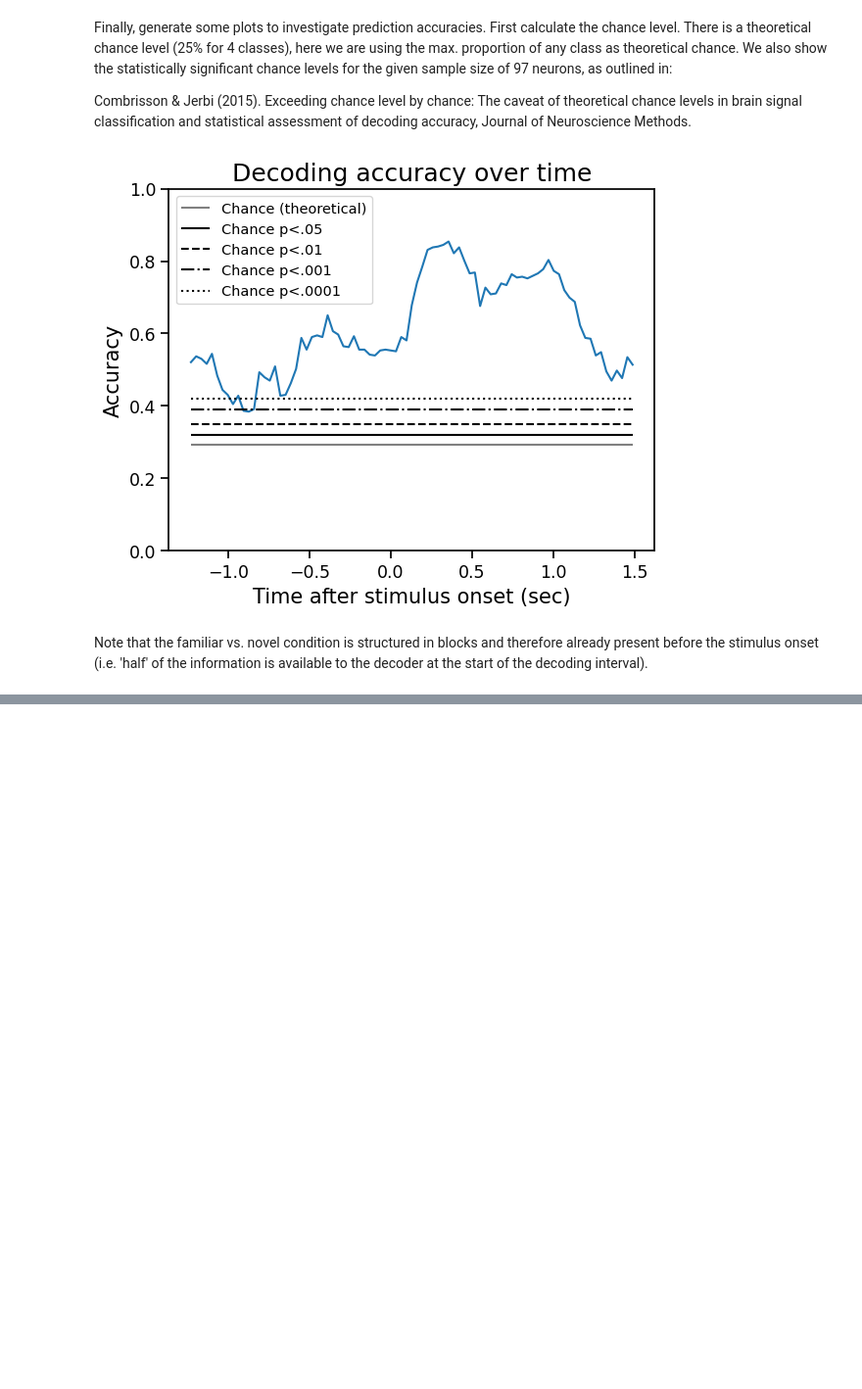
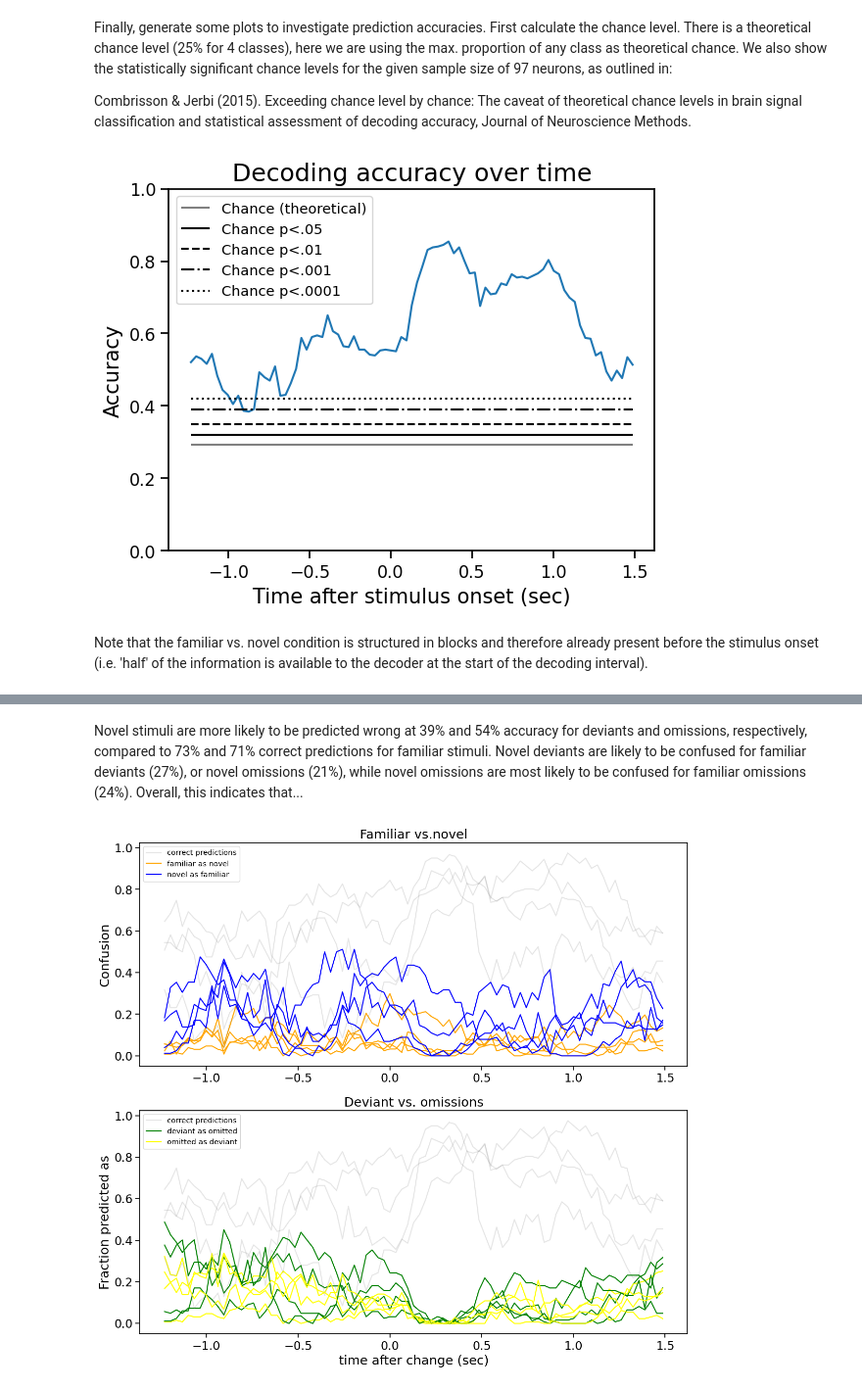
Before and after one commit to ahrends/AllenNeurons, a Jupyter notebook: AllenData_decoding_MM.ipynb, the cells around one changed output, grey strips where cells are left out. Shown at 98% size. Drawn from its saved outputs; the diff is of its cells as text; code cells hidden in the pictures; blank space fills up the shorter version.

```diff
--- a/AllenData_decoding_MM.ipynb
+++ b/AllenData_decoding_MM.ipynb
@@ -356,0 +368,54 @@ plt.show()
+# %% [markdown]
+Novel stimuli are more likely to be predicted wrong at 39% and 54% accuracy for deviants and omissions, respectively, compared to 73% and 71% correct predictions for familiar stimuli. Novel deviants are likely to be confused for familiar deviants (27%), or novel omissions (21%), while novel omissions are most likely to be confused for familiar omissions (24%). Overall, this indicates that...
+# %%
+ts = timestamps
+ax1= plt.subplot(211)
+for i in range(4):
+    for j in range(4):
+        if i==j:
+            if (i==0) & (j==0):
+                plt.plot(ts, conf_mat_norm[i,j,:], color='grey', alpha=0.2, label='correct predictions')
+            else:
+                plt.plot(ts, conf_mat_norm[i,j,:], color='grey', alpha=0.2, label='_nolegend_')
+        elif (i<2) & (j>=2):
+            if (i==0) & (j==2):
+                plt.plot(ts, conf_mat_norm[i,j,:], color='orange', label='familiar as novel')
+            else:
+                plt.plot(ts, conf_mat_norm[i,j,:], color='orange', label='_nolegend')
+        elif (i>=2) & (j<2):
+            if (i==2) & (j==0):
+                plt.plot(ts, conf_mat_norm[i,j,:], color='blue', label='novel as familiar')
+            else:
+                plt.plot(ts, conf_mat_norm[i,j,:], color='blue', label='_nolegend_')
+
+plt.legend(fontsize='xx-small')
+plt.title('Familiar vs.novel')
+plt.ylabel('Confusion')
+
+plt.subplot(212, sharex=ax1, sharey=ax1)
+for i in range(4):
+    for j in range(4):
+        if i==j:
+            if (i==0) & (j==0):
+                plt.plot(ts, conf_mat_norm[i,j,:], color='grey', alpha=0.2, label='correct predictions')
+            else:
+                plt.plot(ts, conf_mat_norm[i,j,:], color='grey', alpha=0.2, label='_nolegend_')
+        elif ((i==1)|(i==3)) & ((j==0)|(j==2)):
+            if (i==1) & (j==0):
+                plt.plot(ts, conf_mat_norm[i,j,:], color='yellow', label='omitted as deviant')
+            else:
+                plt.plot(ts, conf_mat_norm[i,j,:], color='yellow', label='_nolegend')
+        elif ((i==0)|(i==2)) & ((j==1)|(j==3)):
+            if (i==0) & (j==1):
+                plt.plot(ts, conf_mat_norm[i,j,:], color='green', label='deviant as omitted')
+            else:
+                plt.plot(ts, conf_mat_norm[i,j,:], color='green', label='_nolegend_')
+plt.legend(fontsize='xx-small')
+plt.title('Deviant vs. omissions')
+plt.xlabel('time after change (sec)')
+plt.ylabel('Fraction predicted as')
+
+plt.subplots_adjust(bottom=-0.5, right=1.8, top=1.5)
+plt.show()
+# %% [output]
+[figure, added]
```
Also changed, not shown: parts of 4 cells of this notebook.
